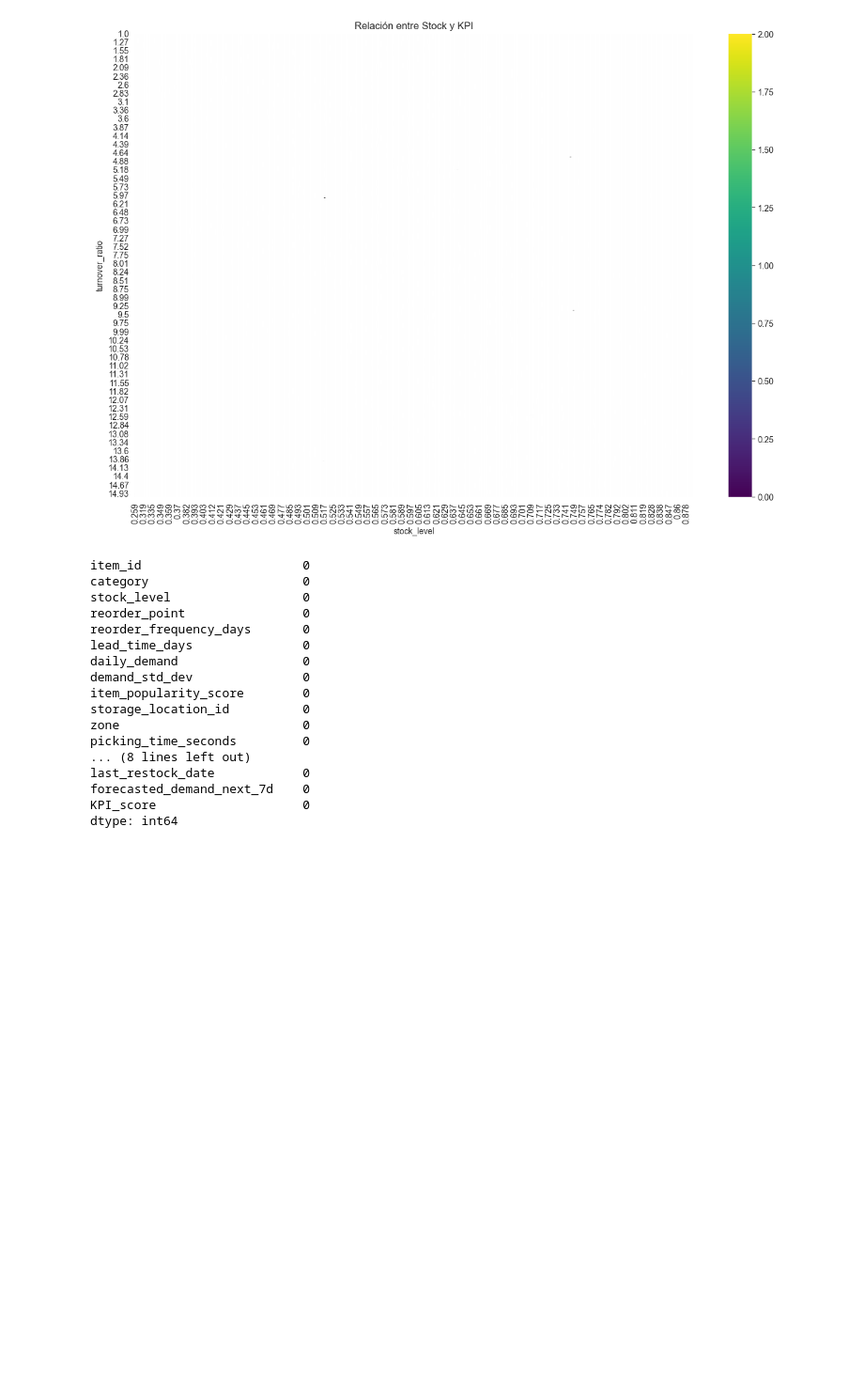
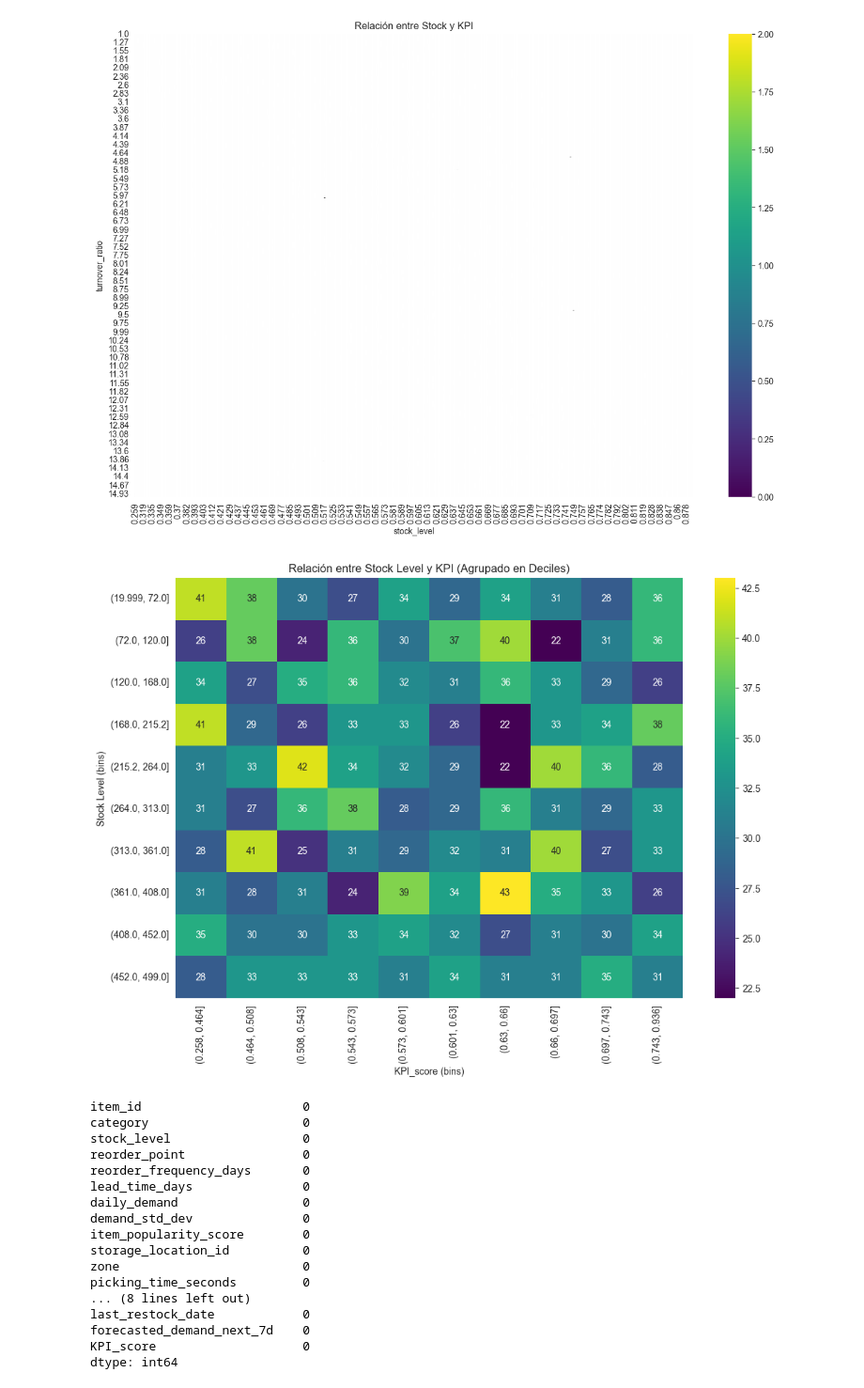
Before and after one commit to Fritz1304/Modelos_Analiticos, a Jupyter notebook: notebook.ipynb, the cells around one changed output. Shown at 94% size. Cells and saved outputs as stored; diff of their text form; code cells hidden in the pictures; blank space fills up the shorter version.

Commit message:
creando intervalos en stock_level y KPI_score para que el grafico sea aprecie mejor

```diff
--- a/notebook.ipynb
+++ b/notebook.ipynb
@@ -188,6 +188,23 @@ pyplot.ylabel('turnover_ratio')
 pyplot.show()
 # %% [output]
 [figure]
+# %%
+ #Discretizamos ambas columnas
+datasetOriginalNumberColumns['stock_level_bin'] = pandas.qcut(datasetOriginalNumberColumns['stock_level'], q=10)
+datasetOriginalNumberColumns['KPI_score_bin'] = pandas.qcut(datasetOriginalNumberColumns['KPI_score'], q=10)
+
+# Tabla cruzada entre los intervalos
+cross_table = pandas.crosstab(datasetOriginalNumberColumns['stock_level_bin'], datasetOriginalNumberColumns['KPI_score_bin'])
+
+# Graficamos
+pyplot.figure(figsize=(12,8))
+sb.heatmap(cross_table, annot=True, fmt='d', cmap='viridis')
+pyplot.title('Relación entre Stock Level y KPI (Agrupado en Deciles)')
+pyplot.xlabel('KPI_score (bins)')
+pyplot.ylabel('Stock Level (bins)')
+pyplot.show()
+# %% [output]
+[figure, added]
 # %%
 # revisión de datos faltantes
 datasetOriginal.isnull().sum()
```
